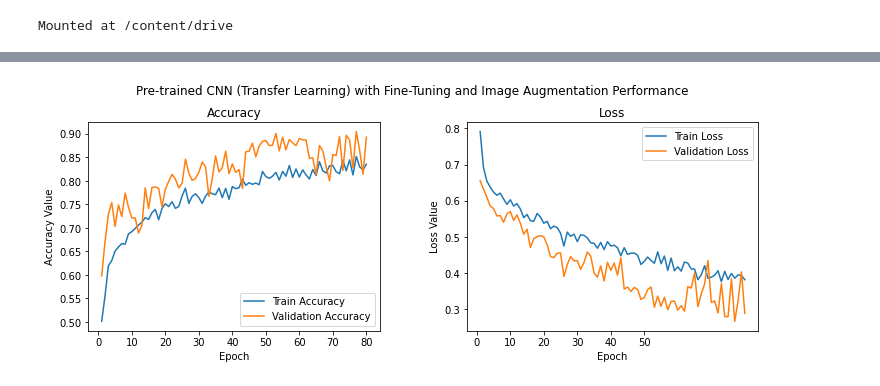
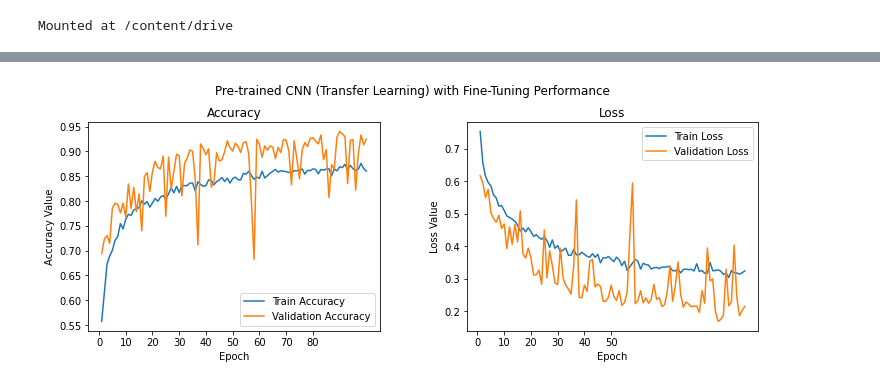
Before and after one commit to lauragoon/Face-Mask-Detector, a Jupyter notebook: cnn2.ipynb, the cells around one changed output, grey strips where cells are left out. Saved outputs shown, nothing was run; the diff lists cells and outputs as text; code cells hidden in the pictures.

```diff
--- a/cnn2.ipynb
+++ b/cnn2.ipynb
@@ -29,22 +30,24 @@ def get_data(batch_size, directory):
 train_path = 'drive/Shared drives/DSCI 303 Final Project/ImageDataset2/training'
 val_path = 'drive/Shared drives/DSCI 303 Final Project/ImageDataset2/validation'
 
-train_data = get_data(30, train_path)
-val_data = get_data(20, val_path)
+train_data = get_data(50, train_path)
+val_data = get_data(35, val_path)
 
 resnet = ResNet50(include_top=False, weights='imagenet', input_shape=(256,256,3))
 output = resnet.layers[-1].output
 output = keras.layers.Flatten()(output)
 resnet = Model(resnet.input, output)
+# resnet.summary()
+
 
 ##transfer learning with fine tuning
-num_epochs = 80
-steps_epoch = 50
+num_epochs = 100
+steps_epoch = 100
 steps_val = 50
 
 resnet.trainable = True
-set_trainable = False
 for layer in resnet.layers:
+    set_trainable = False
     if layer.name in ['res5c_branch2b', 'res5c_branch2c', 'activation_97']:
         set_trainable = True
     if set_trainable:
@@ -54,15 +57,19 @@ for layer in resnet.layers:
 
 model = models.Sequential()
 model.add(resnet)
-model.add(Dense(256, activation='relu', input_dim=(256,256,3)))
+model.add(Dense(512, activation='relu', input_dim=(256,256,3)))
 model.add(Dropout(0.3))
-model.add(Dense(256, activation='relu'))
+model.add(Dense(512, activation='relu'))
 model.add(Dropout(0.3))
 model.add(Dense(1, activation='sigmoid'))
 model.compile(loss='binary_crossentropy', optimizer=optimizers.RMSprop(lr=2e-5), metrics=['accuracy'])
 # model.summary()
 
-history = model.fit(train_data, steps_per_epoch=steps_epoch, epochs=num_epochs, validation_data=val_data, validation_steps=steps_val, verbose=1)
+filepath = "cnn.h5"
+checkpt = ModelCheckpoint(filepath=filepath, monitor="val_accuracy", verbose=1, save_best_only=True, save_weights_only=False, mode="auto", save_freq="epoch")
+callbacks_list = [checkpt]
+
+history = model.fit(train_data, steps_per_epoch=steps_epoch, epochs=num_epochs, validation_data=val_data, validation_steps=steps_val, callbacks = callbacks_list, verbose=1)
 # %% [output]
 Found 6804 images belonging to 2 classes.
 Found 1954 images belonging to 2 classes.
@@ -84,25 +91,25 @@ Epoch 80/80
 # %%
 f, (ax1, ax2) = plt.subplots(1, 2, figsize=(12, 4))
-t = f.suptitle('Pre-trained CNN (Transfer Learning) with Fine-Tuning and Image Augmentation Performance', fontsize=12)
+t = f.suptitle('Pre-trained CNN (Transfer Learning) with Fine-Tuning Performance', fontsize=12)
 f.subplots_adjust(top=0.85, wspace=0.3)
 
-epoch_list = list(range(1,81))
+epoch_list = list(range(1,101))
 ax1.plot(epoch_list, history.history['accuracy'], label='Train Accuracy')
 ax1.plot(epoch_list, history.history['val_accuracy'], label='Validation Accuracy')
 ax1.set_xticks(np.arange(0, 81, 10))
 ax1.set_ylabel('Accuracy Value')
 ax1.set_xlabel('Epoch')
 ax1.set_title('Accuracy')
 l1 = ax1.legend(loc="best")
 
 ax2.plot(epoch_list, history.history['loss'], label='Train Loss')
 ax2.plot(epoch_list, history.history['val_loss'], label='Validation Loss')
 ax2.set_xticks(np.arange(0, 51, 10))
 ax2.set_ylabel('Loss Value')
 ax2.set_xlabel('Epoch')
 ax2.set_title('Loss')
 l2 = ax2.legend(loc="best")
 # %% [output]
-[figure, old version]
+[figure, new version]
 # %%
 model.save('cnn_transfer.h5')
```
Also changed, not shown: parts of 5 cells of this notebook.
